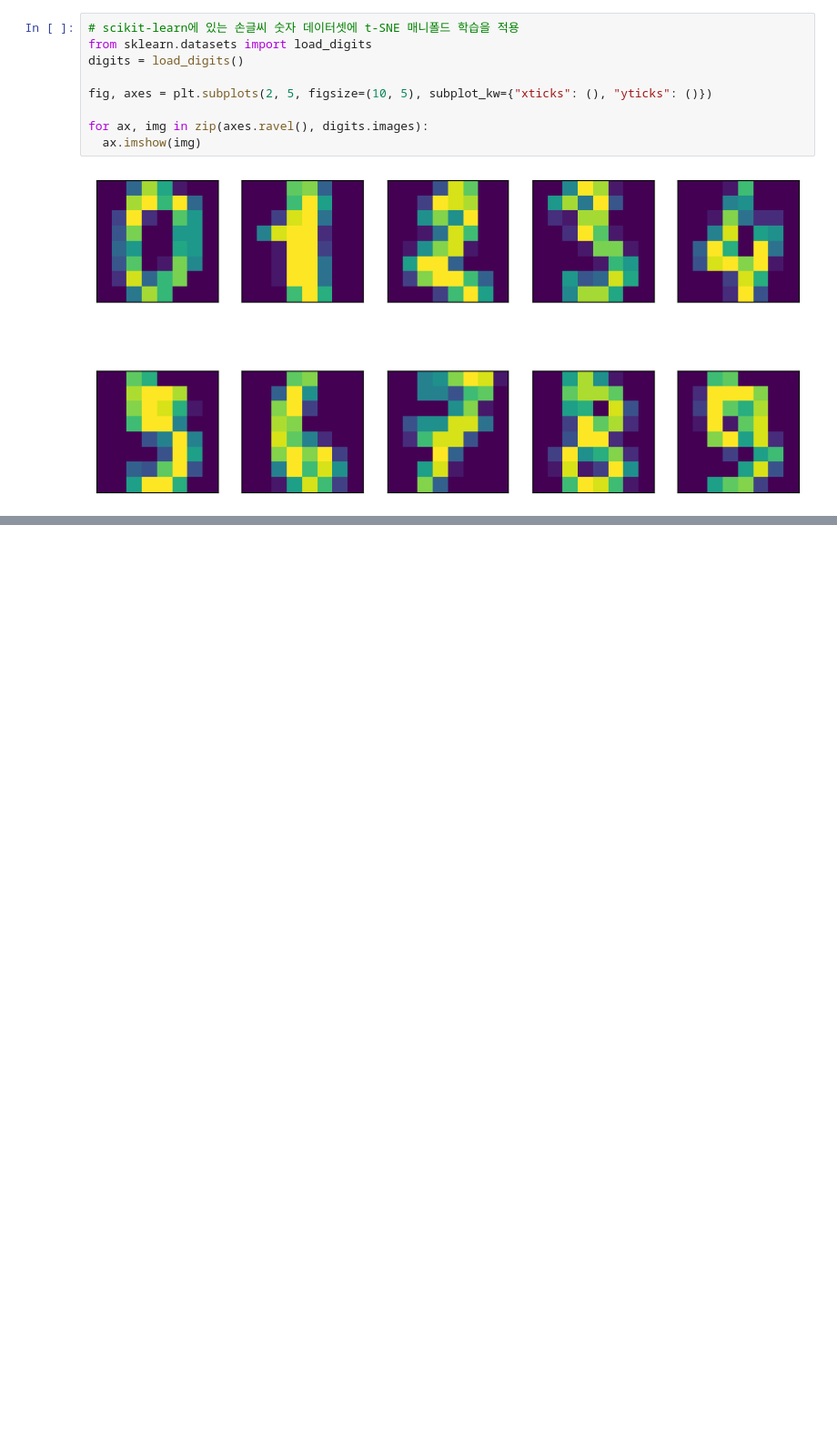
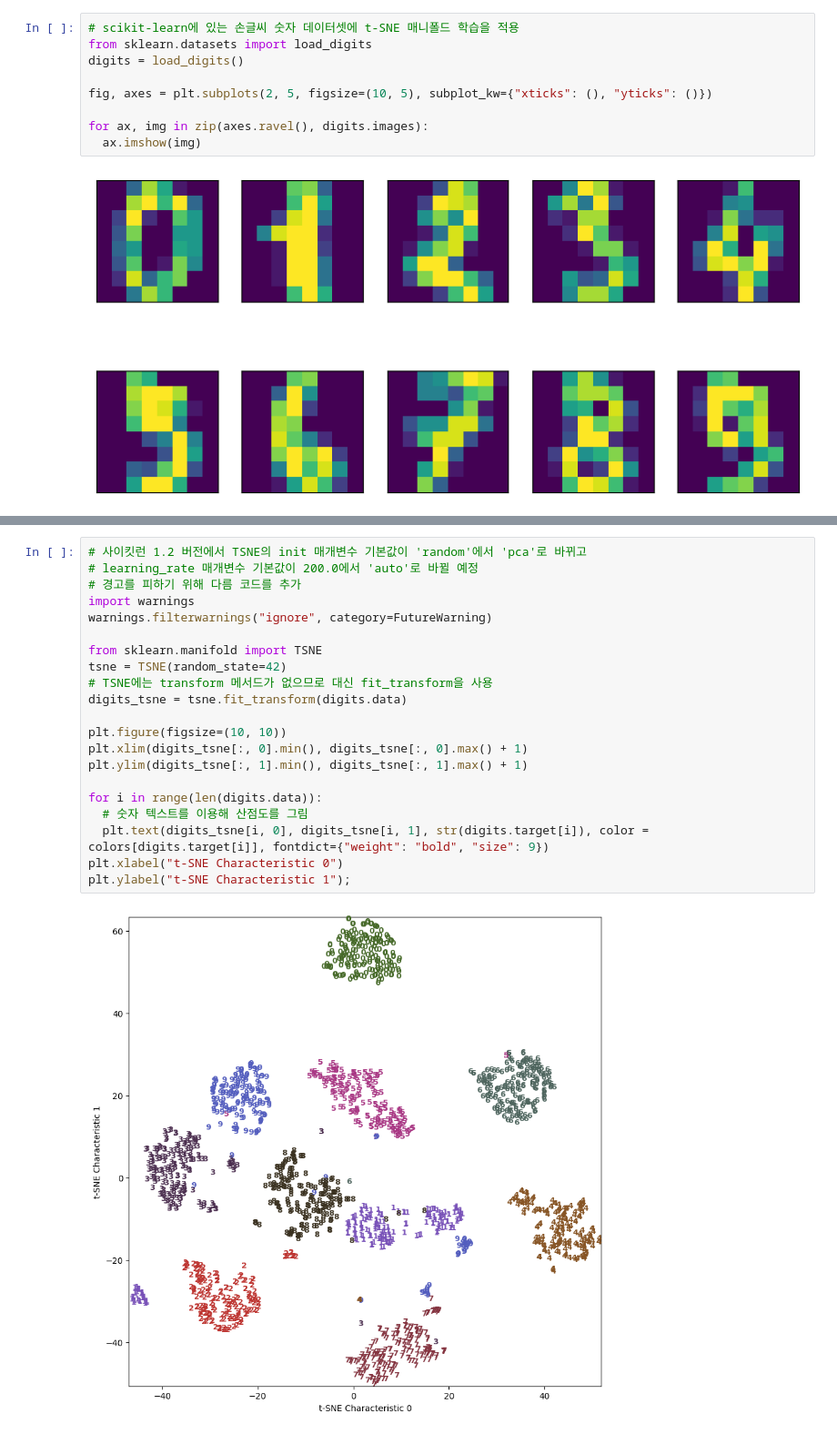
Before and after one commit to haribo09876/MachineLearning, a Jupyter notebook: 03. UnsupervisedLearningAndDataPreprocessing/04. DimensionalityReductionFeatureExtractionManifoldLearning.ipynb, the cells around one changed output, grey strips where cells are left out. Shown at 91% size. Drawn from its saved outputs; the diff is of its cells as text; blank space fills up the shorter version.

```diff
--- a/03. UnsupervisedLearningAndDataPreprocessing/04. DimensionalityReductionFeatureExtractionManifoldLearning.ipynb
+++ b/03. UnsupervisedLearningAndDataPreprocessing/04. DimensionalityReductionFeatureExtractionManifoldLearning.ipynb
@@ -545,0 +572,23 @@ for ax, img in zip(axes.ravel(), digits.images):
+# %%
+# 사이킷런 1.2 버전에서 TSNE의 init 매개변수 기본값이 'random'에서 'pca'로 바뀌고
+# learning_rate 매개변수 기본값이 200.0에서 'auto'로 바뀔 예정
+# 경고를 피하기 위해 다름 코드를 추가
+import warnings
+warnings.filterwarnings("ignore", category=FutureWarning)
+
+from sklearn.manifold import TSNE
+tsne = TSNE(random_state=42)
+# TSNE에는 transform 메서드가 없으므로 대신 fit_transform을 사용
+digits_tsne = tsne.fit_transform(digits.data)
+
+plt.figure(figsize=(10, 10))
+plt.xlim(digits_tsne[:, 0].min(), digits_tsne[:, 0].max() + 1)
+plt.ylim(digits_tsne[:, 1].min(), digits_tsne[:, 1].max() + 1)
+
+for i in range(len(digits.data)):
+  # 숫자 텍스트를 이용해 산점도를 그림
+  plt.text(digits_tsne[i, 0], digits_tsne[i, 1], str(digits.target[i]), color = colors[digits.target[i]], fontdict={"weight": "bold", "size": 9})
+plt.xlabel("t-SNE Characteristic 0")
+plt.ylabel("t-SNE Characteristic 1");
+# %% [output]
+[figure, added]
```
Also changed, not shown: parts of 3 cells of this notebook, 1 other file.
